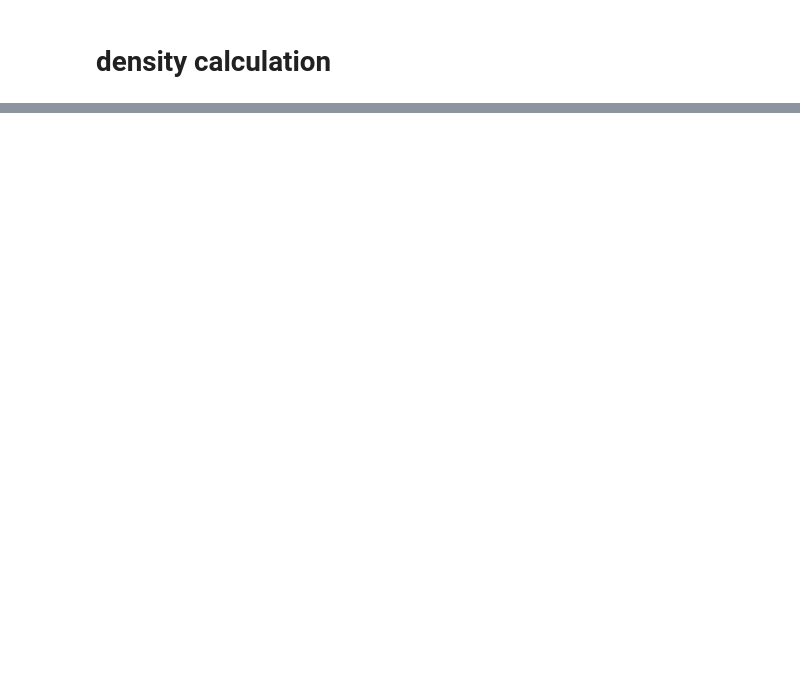
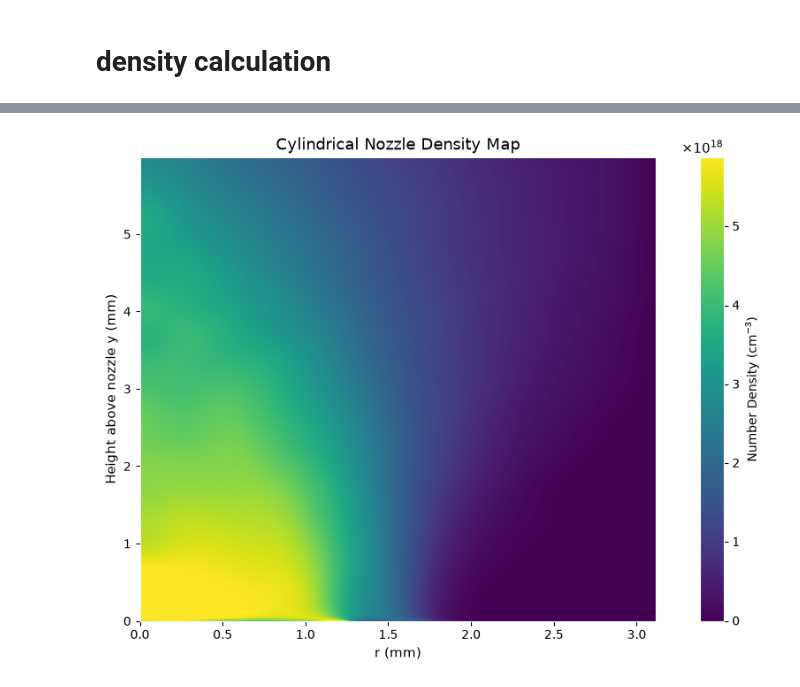
Before and after one commit to MalkaTargetry/nozzle_analysis, a Jupyter notebook: notebooks/nozzle_15.ipynb, the cells around one changed output, grey strips where cells are left out. Cells and saved outputs as stored; diff of their text form; code cells hidden in the pictures; blank space fills up the shorter version.

```diff
--- a/notebooks/nozzle_15.ipynb
+++ b/notebooks/nozzle_15.ipynb
@@ -109,19 +57,0 @@ y_mm_para, depth_fit_para, depth_debug = sa.estimate_depth_profile(
-# %%
-# Convert to Density
-calibrated_phase_perp = sa.crop_and_format_phase_map(
-    calibrated_phase_perp,
-    nozzle_edge_y=ref_edge,
-    px_to_mm=px_to_mm,
-    max_height_mm=6.0)
-density_map, x_mm, y_mm = sa.phase_to_density(calibrated_phase_perp, px_to_mm, depth_y_mm=y_mm_para, depth_profile_mm=depth_fit_para, gas="argon")
-
-# Plot the result
-plt.figure(figsize=(8, 6))
-m = np.nanpercentile(np.abs(density_map), 98.0)
-extent = [x_mm[0], x_mm[-1], y_mm[0], y_mm[-1]]
-plt.imshow(density_map, origin="lower", extent=extent, aspect="auto", cmap="viridis", vmin=0.0, vmax=m)
-plt.title("Density Map (0 to 6mm)")
-plt.xlabel("x [mm]")
-plt.ylabel("Height above nozzle [mm]")
-plt.colorbar(label="Density [cm$^{-3}$]")
-plt.show()
@@ -420,0 +58,9 @@ Unsupported data type for _convert.
+# %%
+phi_cropped = ca.crop_and_format_phase_map(calibrated_phase_perp, nozzle_edge_y=ref_edge, px_to_mm=px_to_mm, max_height_mm=6.0)
+
+center_x = 0.5 * (x_left + x_right)
+density_cm3, r_mm, y_mm = ca.phase_to_density(phi_cropped, px_to_mm=px_to_mm, center_x = center_x)
+# %%
+ca.plot_density_map(density_cm3, y_mm=y_mm, r_mm=r_mm)
+# %% [output]
+[figure, added]
```
Also changed, not shown: parts of 18 cells of this notebook, 4 other files.
